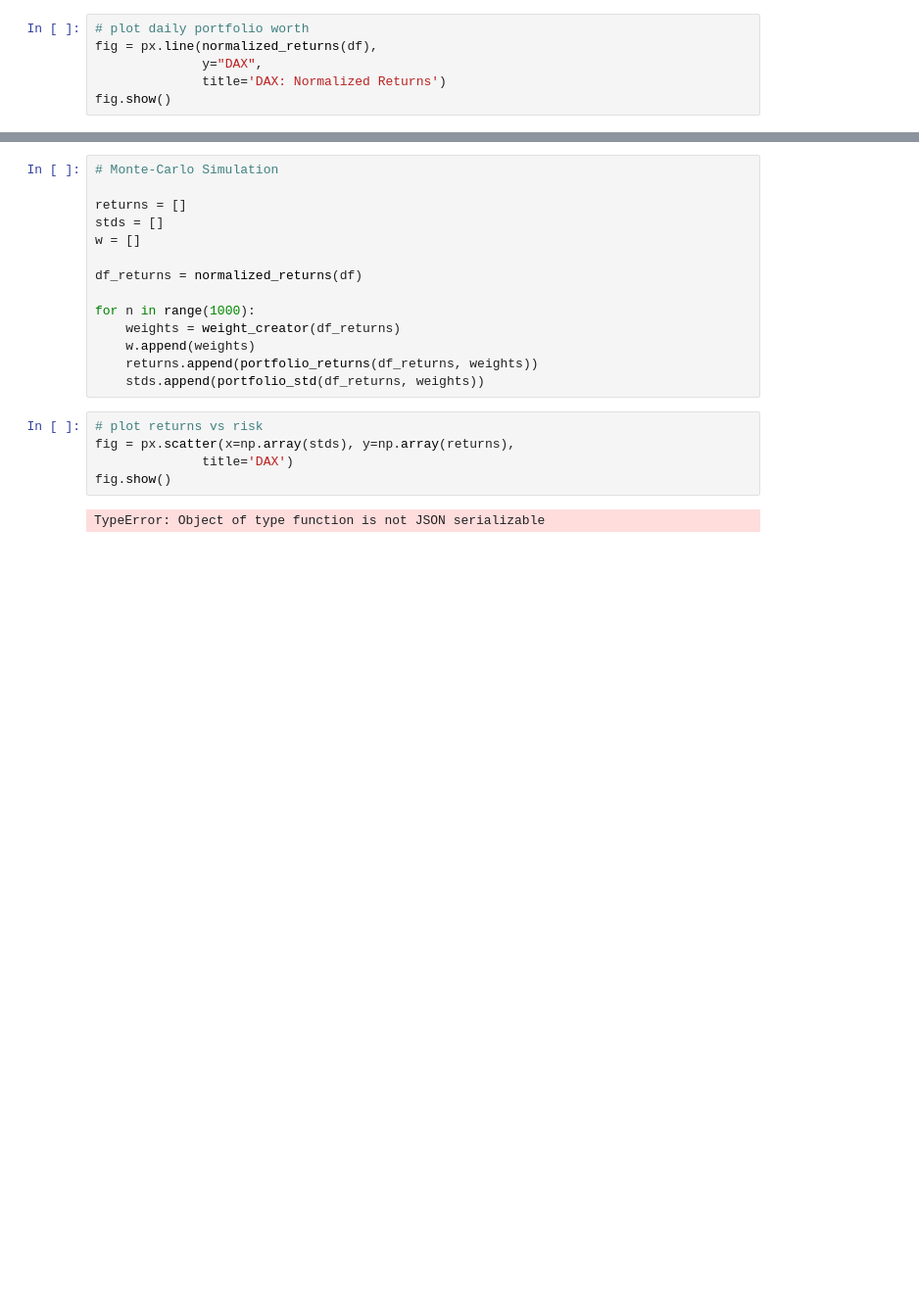
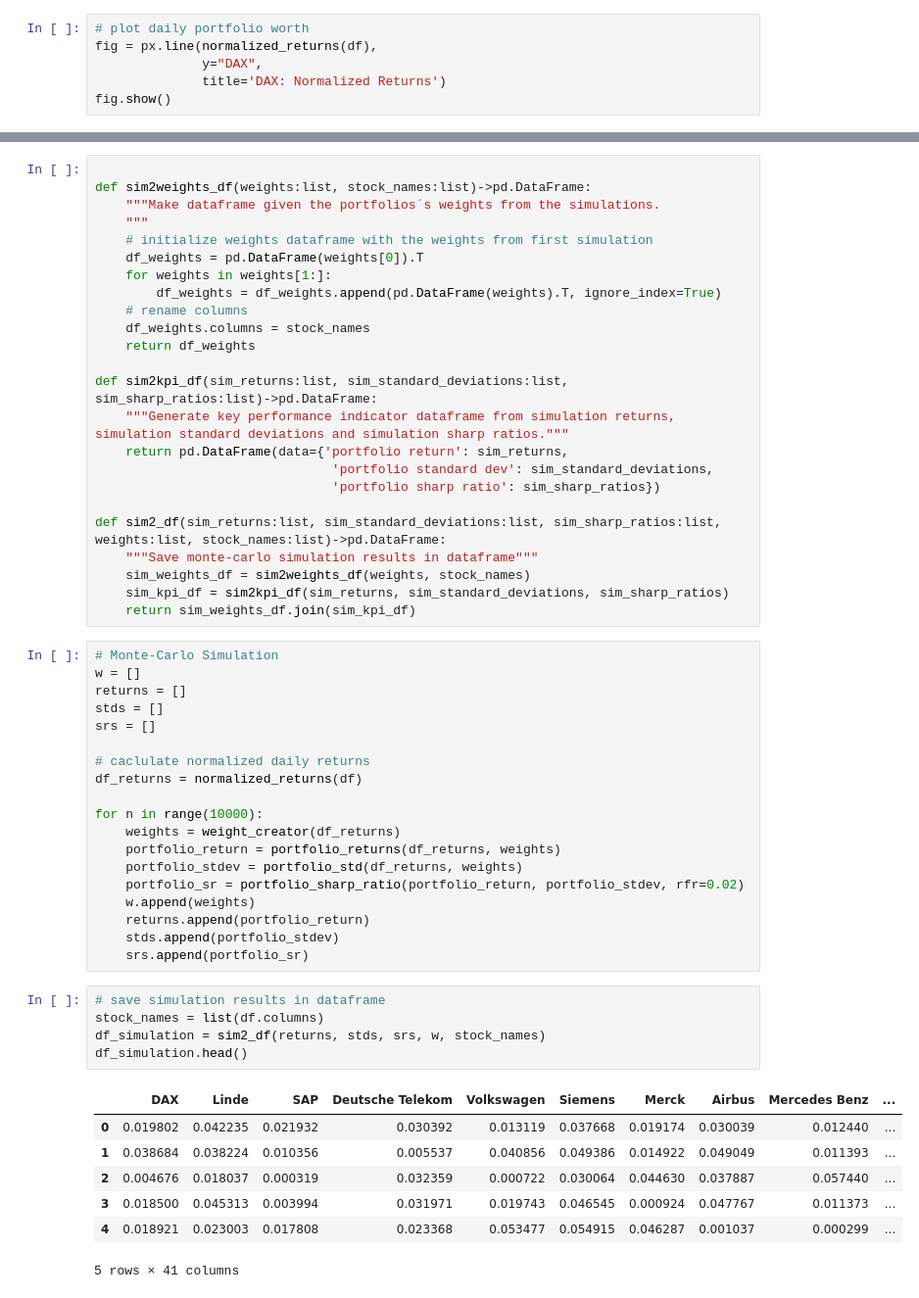
Before and after one commit to Sebastian1981/Stock_Prediction, a Jupyter notebook: experiment/portfolio_optimization.ipynb, the cells around one changed output, grey strips where cells are left out. Shown at 98% size. Cells and saved outputs as stored; diff of their text form; blank space fills up the shorter version.

```diff
--- a/experiment/portfolio_optimization.ipynb
+++ b/experiment/portfolio_optimization.ipynb
@@ -207,21 +192,56 @@ portfolio standard deviation: 0.21
+# %%
+
+def sim2weights_df(weights:list, stock_names:list)->pd.DataFrame:
+    """Make dataframe given the portfolios´s weights from the simulations.
+    """
+    # initialize weights dataframe with the weights from first simulation
+    df_weights = pd.DataFrame(weights[0]).T
+    for weights in weights[1:]:
+        df_weights = df_weights.append(pd.DataFrame(weights).T, ignore_index=True)
+    # rename columns
+    df_weights.columns = stock_names
+    return df_weights
+
+def sim2kpi_df(sim_returns:list, sim_standard_deviations:list, sim_sharp_ratios:list)->pd.DataFrame:
+    """Generate key performance indicator dataframe from simulation returns, simulation standard deviations and simulation sharp ratios."""
+    return pd.DataFrame(data={'portfolio return': sim_returns,
+                               'portfolio standard dev': sim_standard_deviations,
+                               'portfolio sharp ratio': sim_sharp_ratios})
+
+def sim2_df(sim_returns:list, sim_standard_deviations:list, sim_sharp_ratios:list, weights:list, stock_names:list)->pd.DataFrame:
+    """Save monte-carlo simulation results in dataframe"""
+    sim_weights_df = sim2weights_df(weights, stock_names)
+    sim_kpi_df = sim2kpi_df(sim_returns, sim_standard_deviations, sim_sharp_ratios)
+    return sim_weights_df.join(sim_kpi_df)
 # %%
 # Monte-Carlo Simulation
-
+w = []
 returns = []
 stds = []
-w = []
+srs = []
 
+# caclulate normalized daily returns
 df_returns = normalized_returns(df)
 
-for n in range(1000):
+for n in range(10000):
     weights = weight_creator(df_returns)
+    portfolio_return = portfolio_returns(df_returns, weights)
+    portfolio_stdev = portfolio_std(df_returns, weights)
+    portfolio_sr = portfolio_sharp_ratio(portfolio_return, portfolio_stdev, rfr=0.02)
     w.append(weights)
-    returns.append(portfolio_returns(df_returns, weights))
-    stds.append(portfolio_std(df_returns, weights))
+    returns.append(portfolio_return)
+    stds.append(portfolio_stdev)
+    srs.append(portfolio_sr)
-# %%
-# plot returns vs risk
-fig = px.scatter(x=np.array(stds), y=np.array(returns),
-              title='DAX')
-fig.show()
-# %% [output]
-TypeError: Object of type function is not JSON serializable
+# %%
+# save simulation results in dataframe
+stock_names = list(df.columns)
+df_simulation = sim2_df(returns, stds, srs, w, stock_names)
+df_simulation.head()
+# %% [output]
+|  | DAX | Linde | SAP | Deutsche Telekom | Volkswagen | Siemens | Merck | Airbus | Mercedes Benz | ... |
+| 0 | 0.019802 | 0.042235 | 0.021932 | 0.030392 | 0.013119 | 0.037668 | 0.019174 | 0.030039 | 0.012440 | ... |
+| 1 | 0.038684 | 0.038224 | 0.010356 | 0.005537 | 0.040856 | 0.049386 | 0.014922 | 0.049049 | 0.011393 | ... |
+| 2 | 0.004676 | 0.018037 | 0.000319 | 0.032359 | 0.000722 | 0.030064 | 0.044630 | 0.037887 | 0.057440 | ... |
+| 3 | 0.018500 | 0.045313 | 0.003994 | 0.031971 | 0.019743 | 0.046545 | 0.000924 | 0.047767 | 0.011373 | ... |
+| 4 | 0.018921 | 0.023003 | 0.017808 | 0.023368 | 0.053477 | 0.054915 | 0.046287 | 0.001037 | 0.000299 | ... |
+5 rows × 41 columns
```
Also changed, not shown: parts of 9 cells of this notebook.
